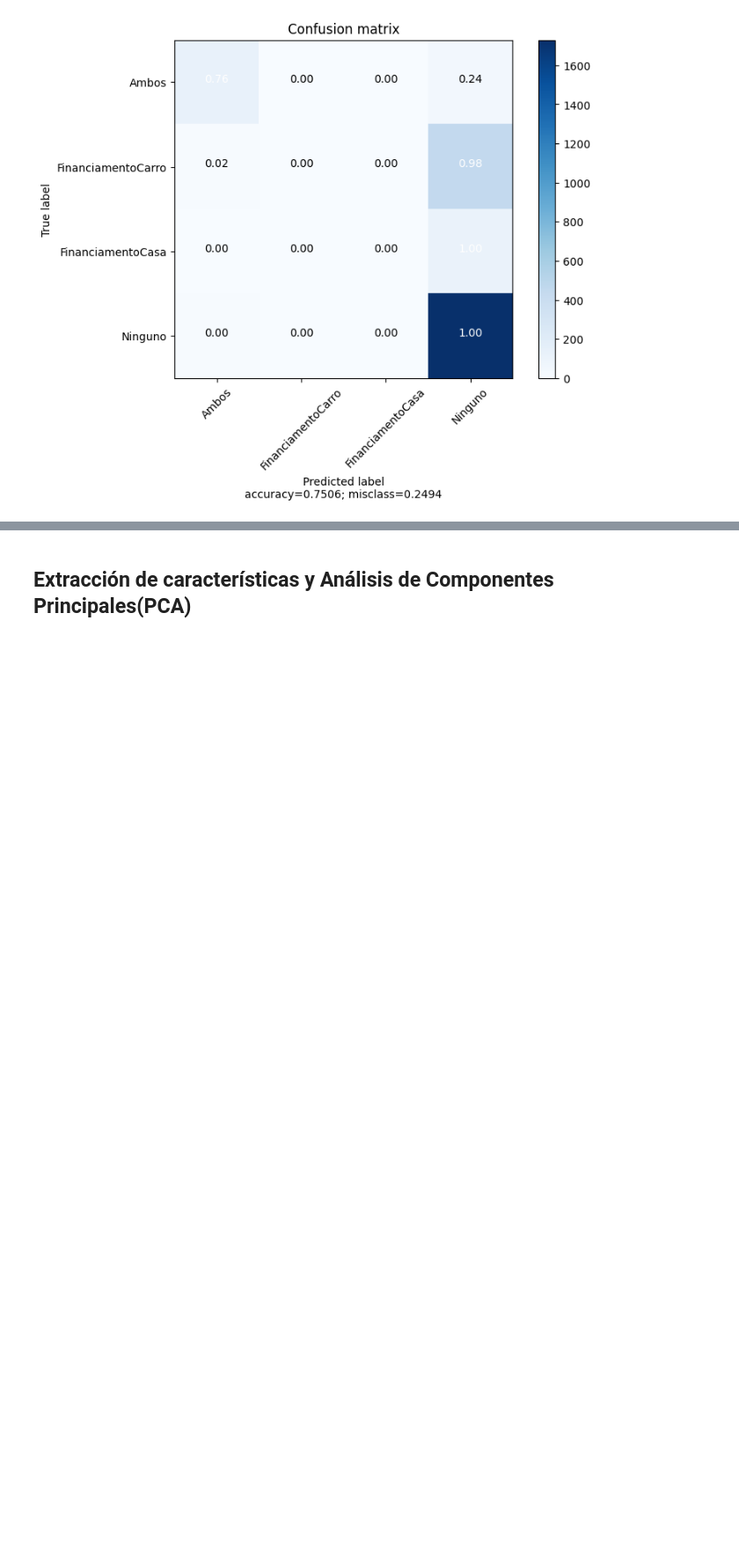
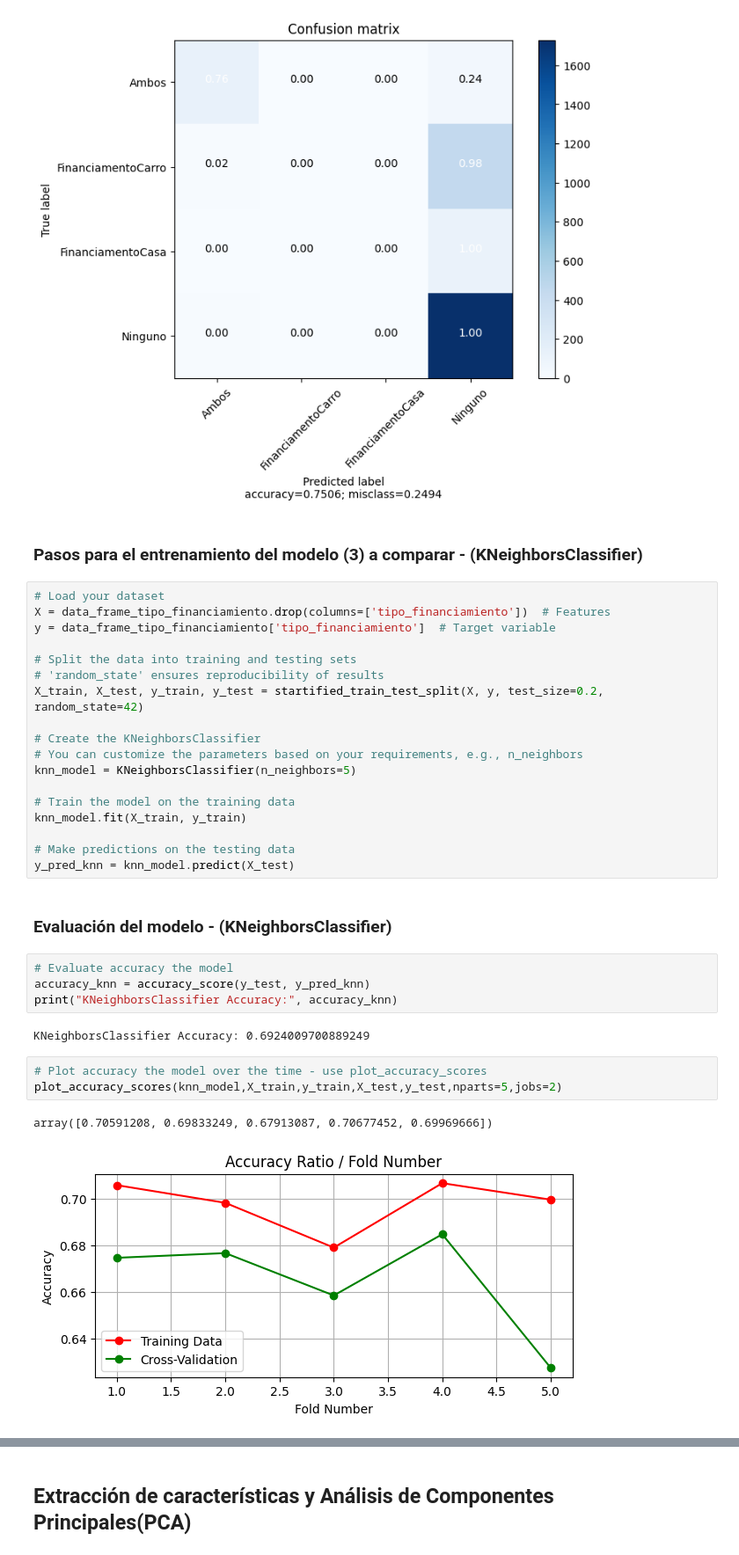
Before and after one commit to ma-carrasco/python-b2-proyecto-final-miguelangel-carrascohernandez, a Jupyter notebook: python-b2-proyecto-final-miguelangel-carrascohernandez.ipynb, the cells around one changed output, grey strips where cells are left out. Shown at 88% size. Saved outputs shown, nothing was run; the diff lists cells and outputs as text; blank space fills up the shorter version.

```diff
--- a/python-b2-proyecto-final-miguelangel-carrascohernandez.ipynb
+++ b/python-b2-proyecto-final-miguelangel-carrascohernandez.ipynb
@@ -2371,3 +2368,37 @@ plot_confusion_matrix(confusion_matrix(y_test, y_pred),tipo_financiamiento_mappi
 # %% [output]
 mapping {np.int64(0): 'Ambos', np.int64(1): 'FinanciamentoCarro', np.int64(2): 'FinanciamentoCasa', np.int64(3): 'Ninguno'}
 [figure]
+# %% [markdown]
+### **Pasos para el entrenamiento del modelo (3) a comparar - (KNeighborsClassifier)**
+# %%
+# Load your dataset
+X = data_frame_tipo_financiamiento.drop(columns=['tipo_financiamiento'])  # Features
+y = data_frame_tipo_financiamiento['tipo_financiamiento']  # Target variable
+
+# Split the data into training and testing sets
+# 'random_state' ensures reproducibility of results
+X_train, X_test, y_train, y_test = startified_train_test_split(X, y, test_size=0.2, random_state=42)
+
+# Create the KNeighborsClassifier
+# You can customize the parameters based on your requirements, e.g., n_neighbors
+knn_model = KNeighborsClassifier(n_neighbors=5)
+
+# Train the model on the training data
+knn_model.fit(X_train, y_train)
+
+# Make predictions on the testing data
+y_pred_knn = knn_model.predict(X_test)
+# %% [markdown]
+### **Evaluación del modelo - (KNeighborsClassifier)**
+# %%
+# Evaluate accuracy the model
+accuracy_knn = accuracy_score(y_test, y_pred_knn)
+print("KNeighborsClassifier Accuracy:", accuracy_knn)
+# %% [output]
+KNeighborsClassifier Accuracy: 0.6924009700889249
+# %%
+# Plot accuracy the model over the time - use plot_accuracy_scores
+plot_accuracy_scores(knn_model,X_train,y_train,X_test,y_test,nparts=5,jobs=2)
+# %% [output]
+array([0.70591208, 0.69833249, 0.67913087, 0.70677452, 0.69969666])
+[figure, added]
```
Also changed, not shown: parts of 14 cells of this notebook.
